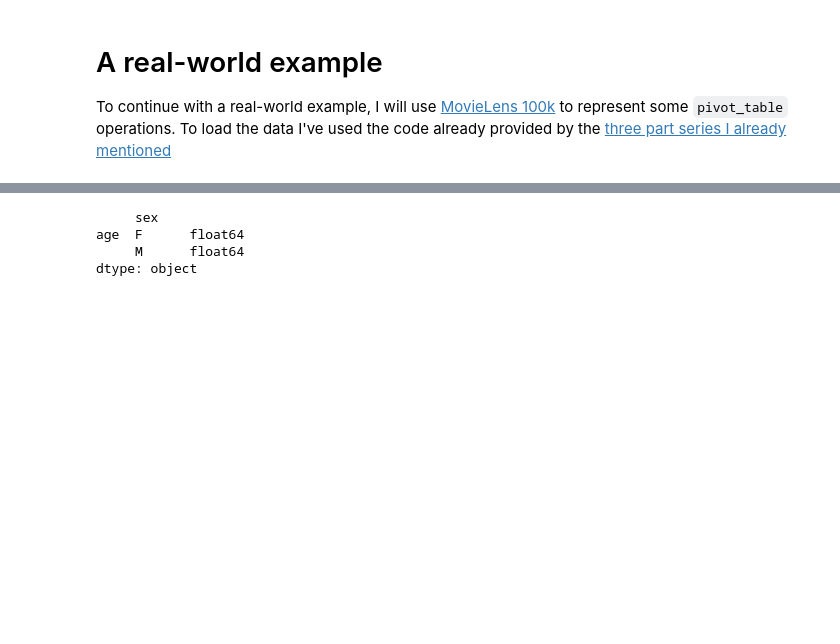
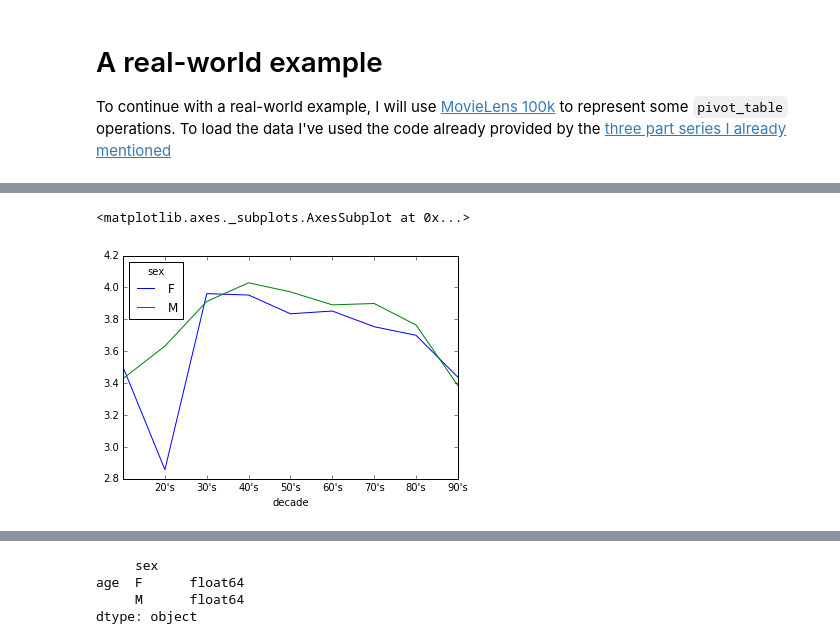
Before and after one commit to spapas/spapas.github.io, a Jupyter notebook: content/pandas-pivot-table-primer.ipynb, the cells around one changed output, grey strips where cells are left out. Saved outputs shown, nothing was run; the diff lists cells and outputs as text; code cells hidden in the pictures; blank space fills up the shorter version.

```diff
--- a/content/pandas-pivot-table-primer.ipynb
+++ b/content/pandas-pivot-table-primer.ipynb
@@ -1219,0 +1213,13 @@ droplens[droplens['release_year'] > '1995'].pivot_table(
+# %%
+# Let's see movies of which decade were prefered by reviewers by sex
+final_lens.pivot_table(
+    columns=['sex', ],
+    index=[ 'decade'],
+    values=[ 'rating'],
+    fill_value=0,
+)['rating'].plot()
+
+#%matplotlib inline
+# %% [output]
+<matplotlib.axes._subplots.AxesSubplot at 0x...>
+[figure, added]
```
Also changed, not shown: parts of 11 cells of this notebook.
